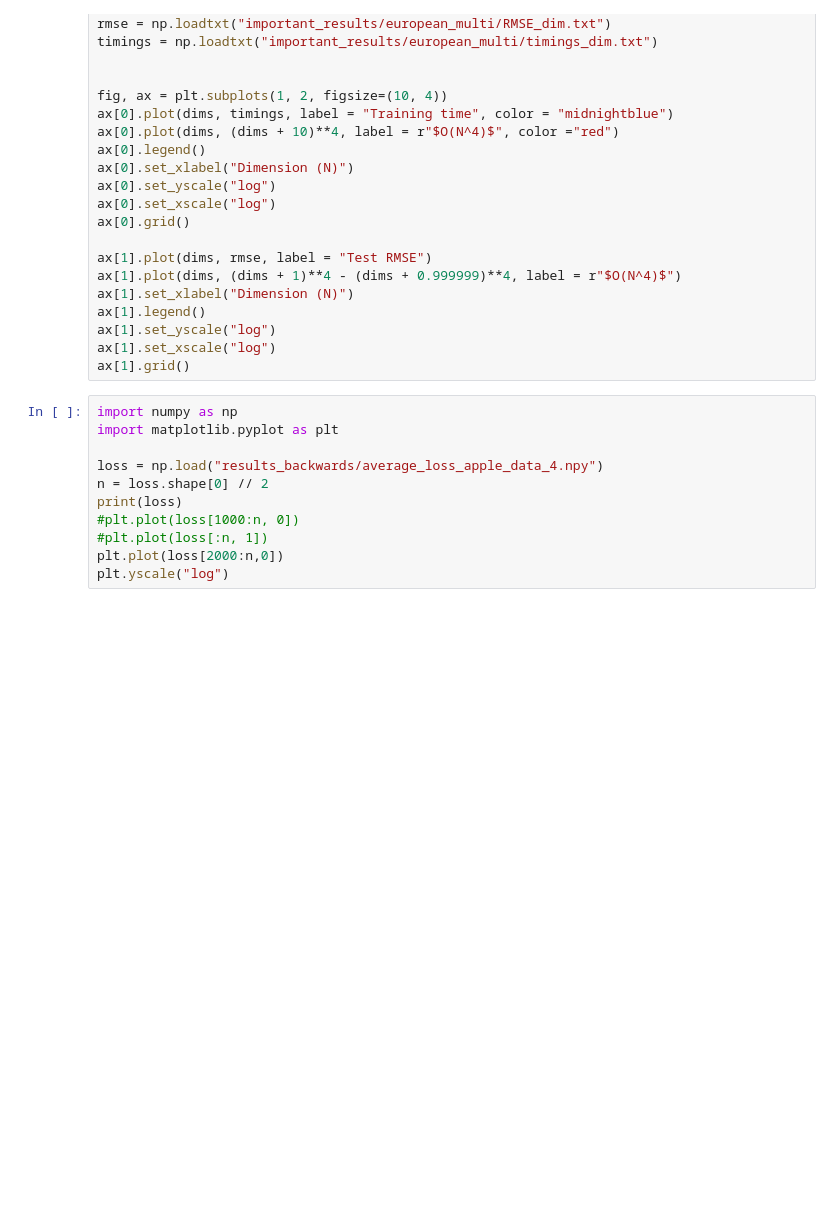
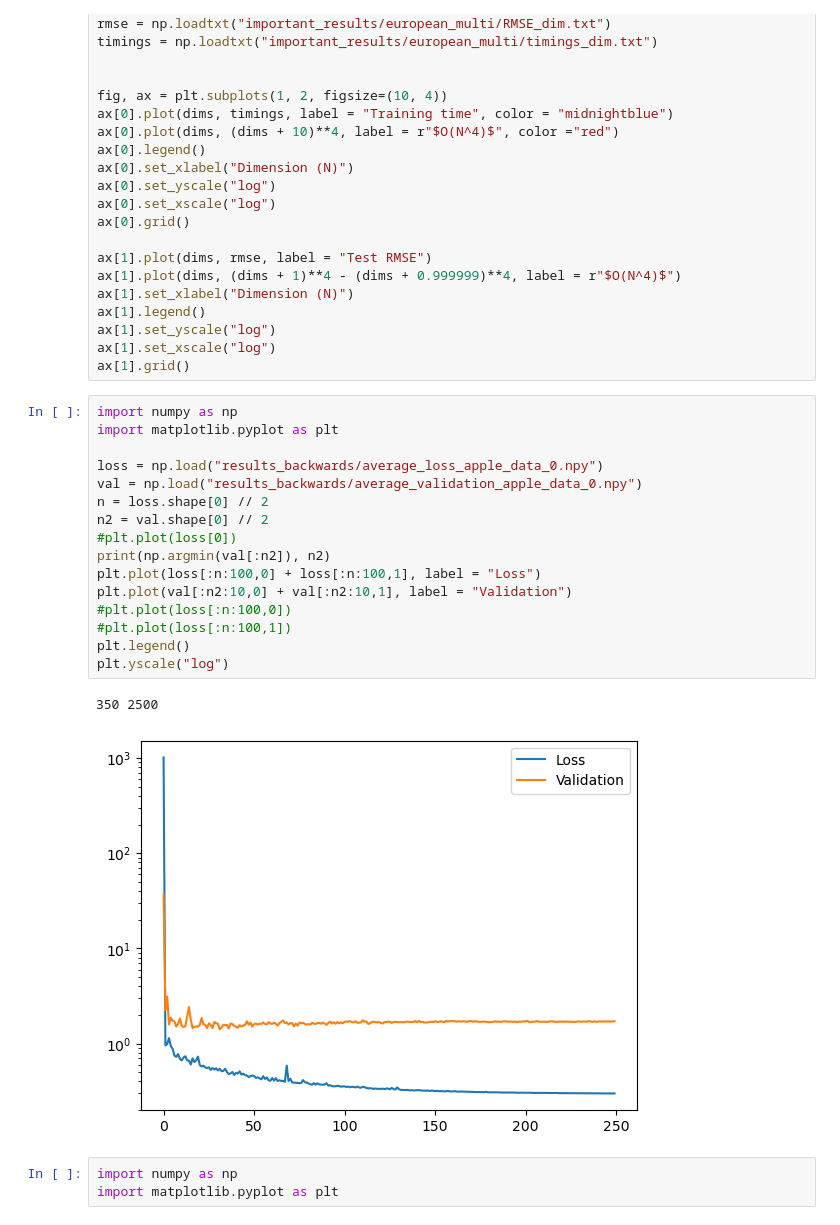
Before and after one commit to SigurdHuse/master_project, a Jupyter notebook: test.ipynb, the cells around one changed output. Saved outputs shown, nothing was run; the diff lists cells and outputs as text; blank space fills up the shorter version.

```diff
--- a/test.ipynb
+++ b/test.ipynb
@@ -538,11 +383,22 @@ ax[1].grid()
 # %%
 import numpy as np
 import matplotlib.pyplot as plt
 
-loss = np.load("results_backwards/average_loss_apple_data_4.npy")
+loss = np.load("results_backwards/average_loss_apple_data_0.npy")
+val = np.load("results_backwards/average_validation_apple_data_0.npy")
 n = loss.shape[0] // 2
-print(loss)
-#plt.plot(loss[1000:n, 0])
-#plt.plot(loss[:n, 1])
-plt.plot(loss[2000:n,0])
+n2 = val.shape[0] // 2
+#plt.plot(loss[0])
+print(np.argmin(val[:n2]), n2)
+plt.plot(loss[:n:100,0] + loss[:n:100,1], label = "Loss")
+plt.plot(val[:n2:10,0] + val[:n2:10,1], label = "Validation")
+#plt.plot(loss[:n:100,0])
+#plt.plot(loss[:n:100,1])
+plt.legend()
 plt.yscale("log")
+# %% [output]
+350 2500
+[figure, added]
+# %%
+import numpy as np
+import matplotlib.pyplot as plt
```
Also changed, not shown: parts of 22 cells of this notebook, 25 other files.
